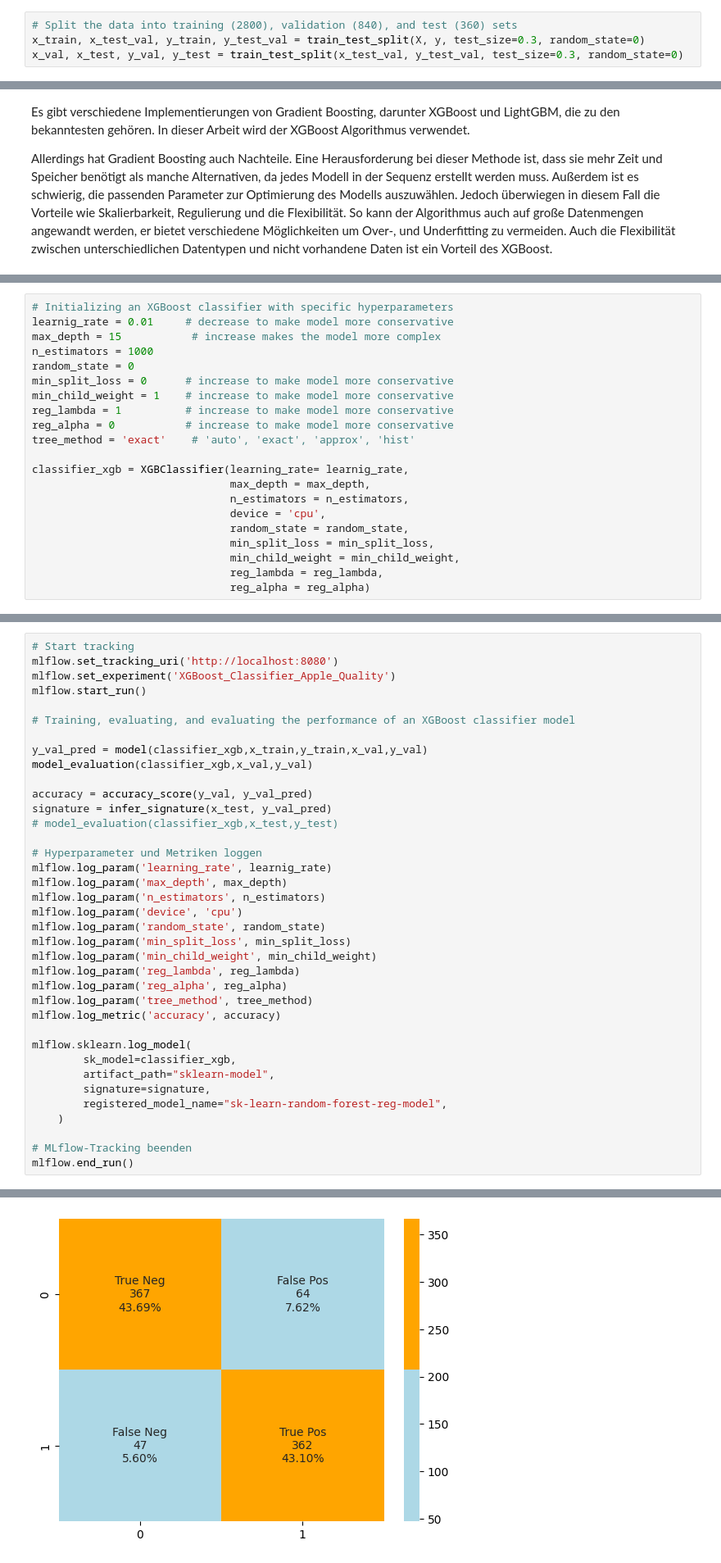
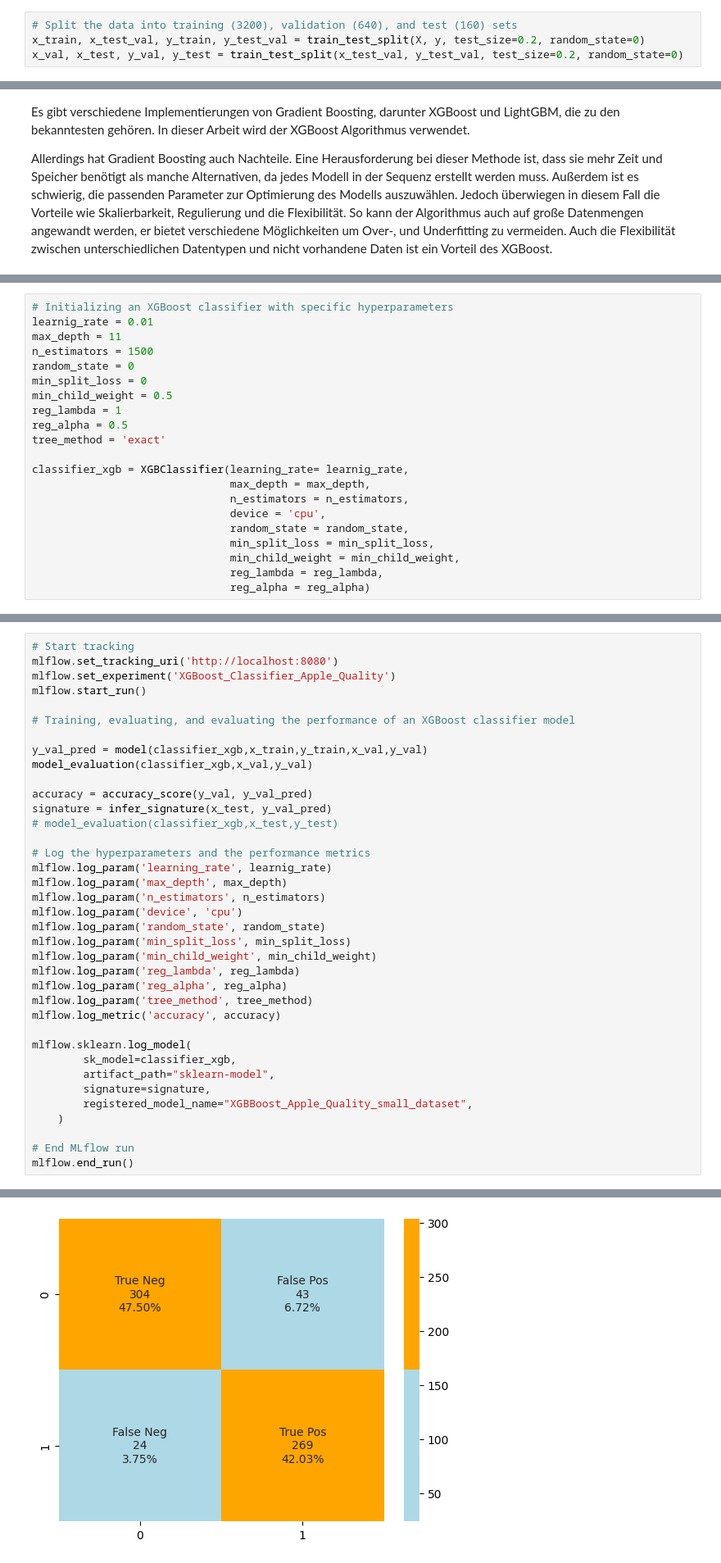
Before and after one commit to timonoessler/DataExplorationProject, a Jupyter notebook: src/Data_explo.ipynb, the cells around one changed output, grey strips where cells are left out. Shown at 82% size. Drawn from its saved outputs; the diff is of its cells as text.

Commit message:
Added images, finished hyper parameter tuning, added knn to deepen

```diff
--- a/src/Data_explo.ipynb
+++ b/src/Data_explo.ipynb
@@ -253,6 +249,6 @@ dass es auf neuen, unabhängigen Daten gut generalisiert. <br><br>
 
 `Entfernen der Spalten Sweetness, Crunchiness, Juiciness und Acidity. Aufgrund von einer Spezialisierung auf Noninvasive Testmethoden.`
 # %%
-# Split the data into training (2800), validation (840), and test (360) sets
-x_train, x_test_val, y_train, y_test_val = train_test_split(X, y, test_size=0.3, random_state=0)
-x_val, x_test, y_val, y_test = train_test_split(x_test_val, y_test_val, test_size=0.3, random_state=0)
+# Split the data into training (3200), validation (640), and test (160) sets
+x_train, x_test_val, y_train, y_test_val = train_test_split(X, y, test_size=0.2, random_state=0)
+x_val, x_test, y_val, y_test = train_test_split(x_test_val, y_test_val, test_size=0.2, random_state=0)
@@ -343,14 +385,14 @@ def plot_roc_curve(y_true, y_scores):
 # %%
 # Initializing an XGBoost classifier with specific hyperparameters
-learnig_rate = 0.01     # decrease to make model more conservative
-max_depth = 15           # increase makes the model more complex
-n_estimators = 1000
+learnig_rate = 0.01
+max_depth = 11
+n_estimators = 1500
 random_state = 0
-min_split_loss = 0      # increase to make model more conservative
-min_child_weight = 1    # increase to make model more conservative
-reg_lambda = 1          # increase to make model more conservative
-reg_alpha = 0           # increase to make model more conservative
-tree_method = 'exact'    # 'auto', 'exact', 'approx', 'hist'
+min_split_loss = 0
+min_child_weight = 0.5
+reg_lambda = 1
+reg_alpha = 0.5
+tree_method = 'exact'
 
 classifier_xgb = XGBClassifier(learning_rate= learnig_rate,
                                max_depth = max_depth,
@@ -396,7 +441,7 @@ accuracy = accuracy_score(y_val, y_val_pred)
 signature = infer_signature(x_test, y_val_pred)
 # model_evaluation(classifier_xgb,x_test,y_test)
 
-# Hyperparameter und Metriken loggen
+# Log the hyperparameters and the performance metrics
 mlflow.log_param('learning_rate', learnig_rate)
 mlflow.log_param('max_depth', max_depth)
 mlflow.log_param('n_estimators', n_estimators)
@@ -413,9 +458,9 @@ mlflow.sklearn.log_model(
         sk_model=classifier_xgb,
         artifact_path="sklearn-model",
         signature=signature,
-        registered_model_name="sk-learn-random-forest-reg-model",
+        registered_model_name="XGBBoost_Apple_Quality_small_dataset",
     )
 
-# MLflow-Tracking beenden
+# End MLflow run
 mlflow.end_run()
 # %% [output]
@@ -435 +480 @@ Created version '5' of model 'sk-learn-random-forest-reg-model'.
-[figure, old version]
+[figure, new version]
```
Also changed, not shown: parts of 10 cells of this notebook, 9 other files.
